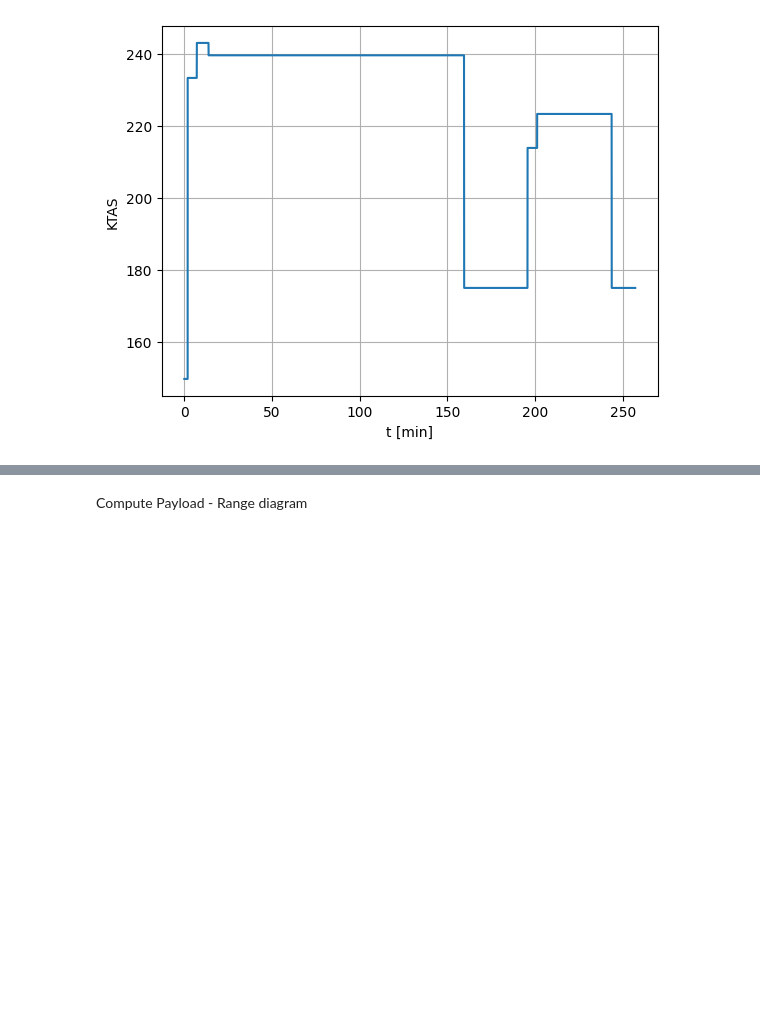
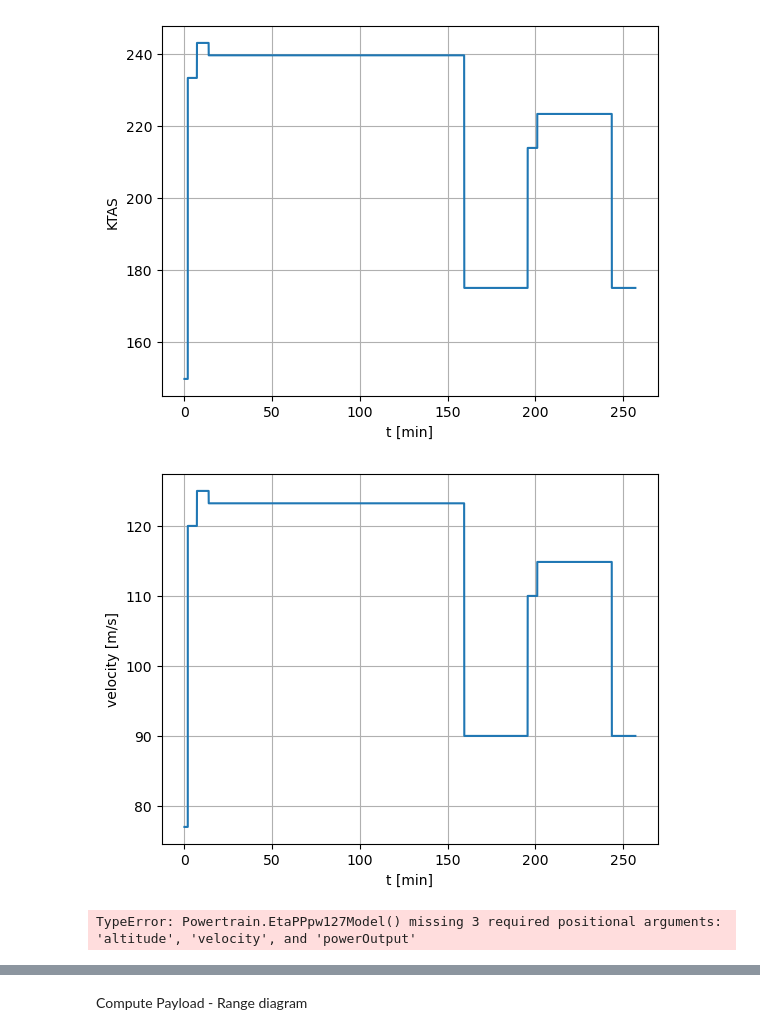
Before and after one commit to rmalpica/PhlyGreen, a Jupyter notebook: trunk/tutorial/ATR42.ipynb, the cells around one changed output, grey strips where cells are left out. Saved outputs shown, nothing was run; the diff lists cells and outputs as text; code cells hidden in the pictures; blank space fills up the shorter version.

```diff
--- a/trunk/tutorial/ATR42.ipynb
+++ b/trunk/tutorial/ATR42.ipynb
@@ -266,3 +268,22 @@ plt.ylabel('KTAS')
 plt.show()
 # %% [output]
 [figure]
+# %%
+plt.plot(times/60,mission.profile.Velocity(times))
+plt.grid(visible=True)
+plt.xlabel('t [min]')
+plt.ylabel('velocity [m/s]')
+plt.show()
+# %% [output]
+[figure, added]
+# %%
+etaPP = np.zeros(len(times))
+for t in range(len(times)):
+    etaPP[t]= myaircraft.powertrain.EtaPPpw127Model()
+plt.plot(times/60,etaPP, 'b')
+plt.grid(visible=True)
+plt.xlabel('t [min]')
+plt.ylabel('Propulsive efficiency')
+plt.show()
+# %% [output]
+TypeError: Powertrain.EtaPPpw127Model() missing 3 required positional arguments: 'altitude', 'velocity', and 'powerOutput'
```
Also changed, not shown: parts of 2 cells of this notebook, 4 other files.
